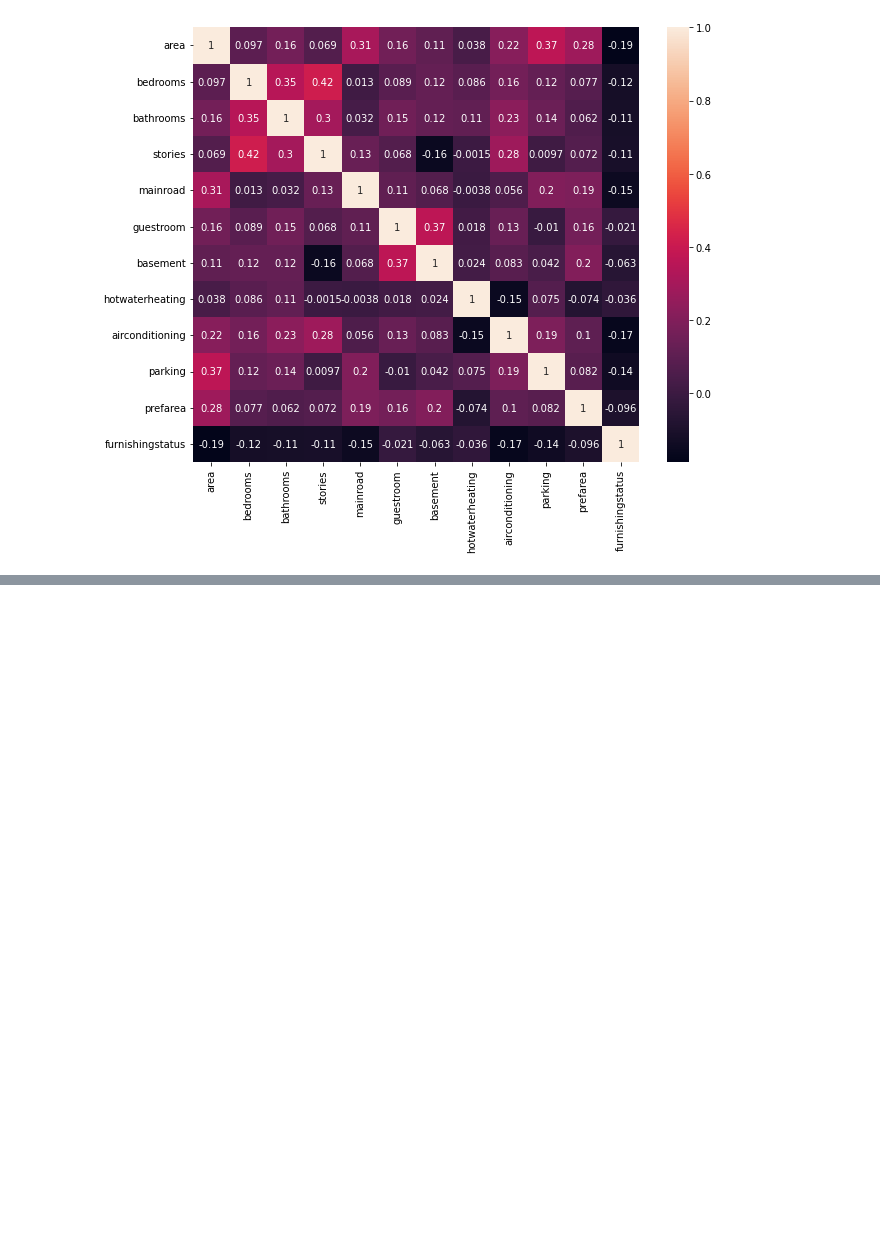
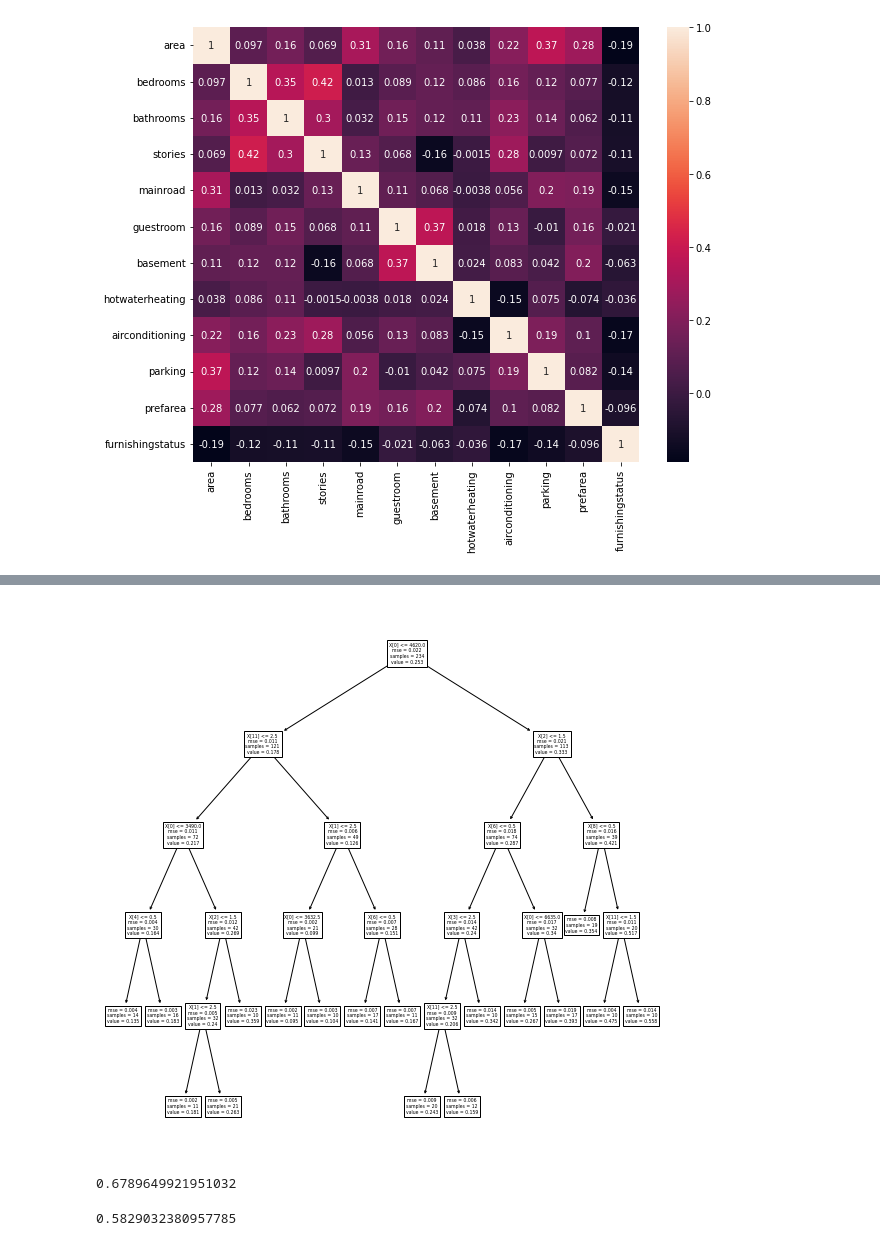
Before and after one commit to tosif91/machine_learning, a Jupyter notebook: ml_model/random_forest_house_price_pred_regression.ipynb, the cells around one changed output, grey strips where cells are left out. Saved outputs shown, nothing was run; the diff lists cells and outputs as text; code cells hidden in the pictures; blank space fills up the shorter version.

```diff
--- a/ml_model/random_forest_house_price_pred_regression.ipynb
+++ b/ml_model/random_forest_house_price_pred_regression.ipynb
@@ -214,0 +227,7 @@ rf = RandomForestRegressor()
+# %%
+sample_tree = rf.estimators_[10]
+plt.figure(figsize =(10,10))
+sklearn.tree.plot_tree(sample_tree)
+plt.show()
+# %% [output]
+[figure, added]
@@ -214,0 +237,8 @@ rf = RandomForestRegressor()
+# %%
+r2_score(y_train,y_train_pred)
+# %% [output]
+0.6789649921951032
+# %%
+r2_score(y_test,y_test_pred)
+# %% [output]
+0.5829032380957785
```
Also changed, not shown: parts of 17 cells of this notebook, 3 other files.
